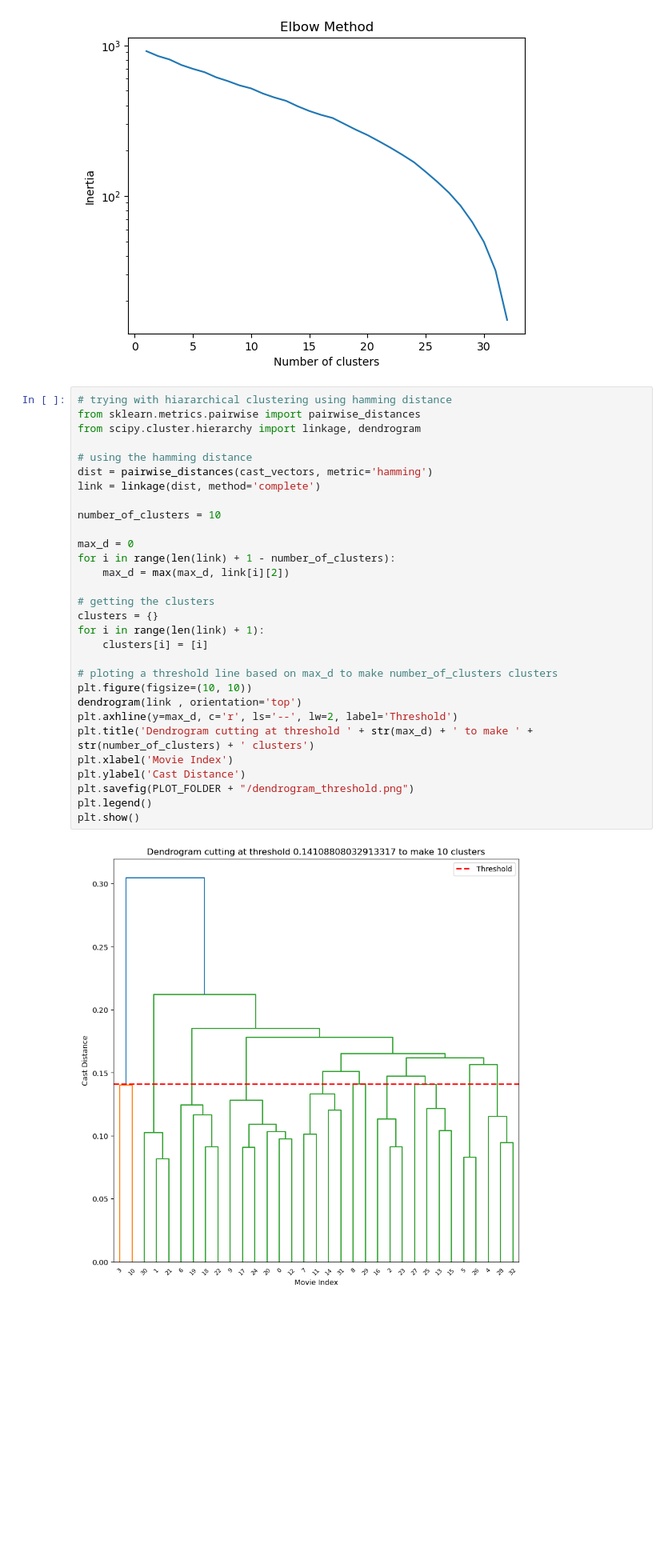
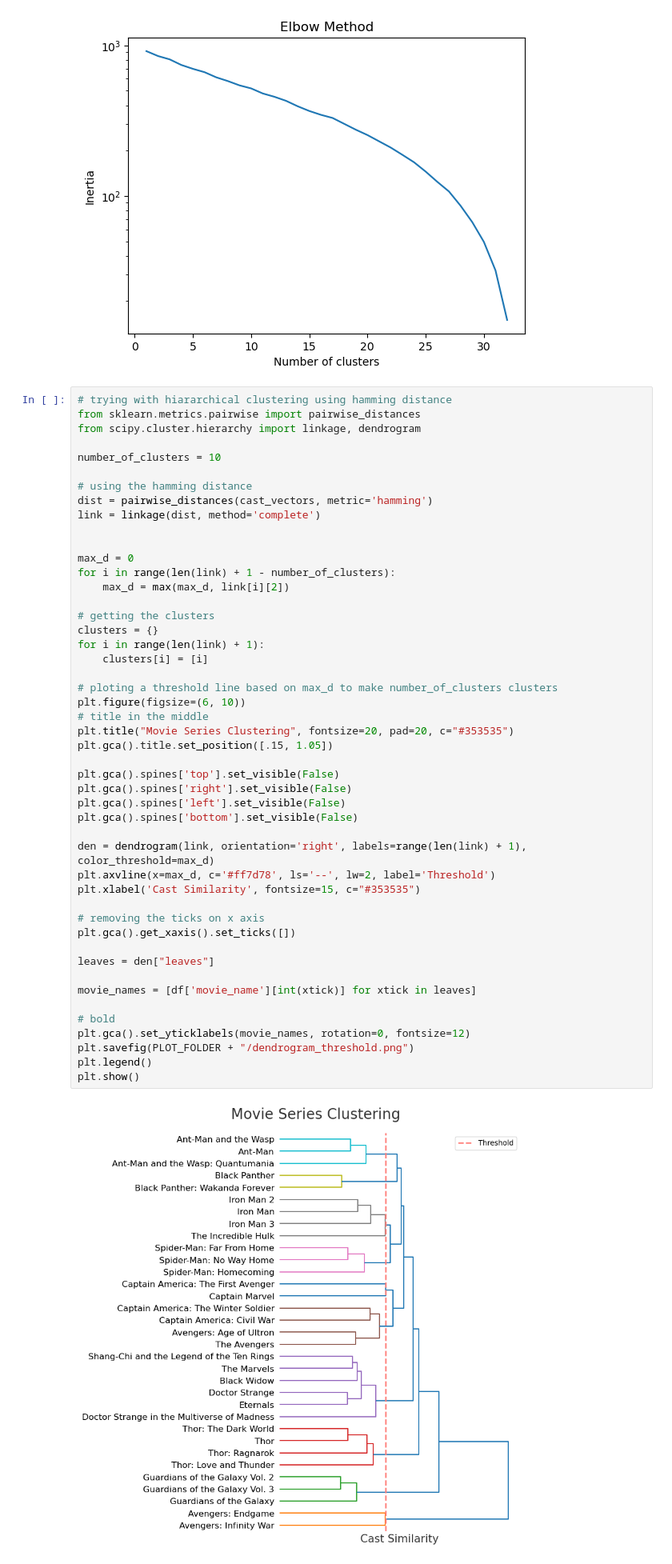
Before and after one commit to rizz-kings/data-in-the-wild, a Jupyter notebook: notebooks/filmseries.ipynb, the cells around one changed output. Shown at 80% size. Saved outputs shown, nothing was run; the diff lists cells and outputs as text; blank space fills up the shorter version.

Commit message:
plot updates

```diff
--- a/notebooks/filmseries.ipynb
+++ b/notebooks/filmseries.ipynb
@@ -126,34 +126,52 @@ plt.show()
 # %%
 # trying with hiararchical clustering using hamming distance
 from sklearn.metrics.pairwise import pairwise_distances
 from scipy.cluster.hierarchy import linkage, dendrogram
 
+number_of_clusters = 10
+
 # using the hamming distance
 dist = pairwise_distances(cast_vectors, metric='hamming')
 link = linkage(dist, method='complete')
 
-number_of_clusters = 10
 
 max_d = 0
 for i in range(len(link) + 1 - number_of_clusters):
     max_d = max(max_d, link[i][2])
 
 # getting the clusters
 clusters = {}
 for i in range(len(link) + 1):
     clusters[i] = [i]
 
 # ploting a threshold line based on max_d to make number_of_clusters clusters
-plt.figure(figsize=(10, 10))
-dendrogram(link , orientation='top')
-plt.axhline(y=max_d, c='r', ls='--', lw=2, label='Threshold')
-plt.title('Dendrogram cutting at threshold ' + str(max_d) + ' to make ' + str(number_of_clusters) + ' clusters')
-plt.xlabel('Movie Index')
-plt.ylabel('Cast Distance')
+plt.figure(figsize=(6, 10))
+# title in the middle
+plt.title("Movie Series Clustering", fontsize=20, pad=20, c="#353535")
+plt.gca().title.set_position([.15, 1.05])
+
+plt.gca().spines['top'].set_visible(False)
+plt.gca().spines['right'].set_visible(False)
+plt.gca().spines['left'].set_visible(False)
+plt.gca().spines['bottom'].set_visible(False)
+
+den = dendrogram(link, orientation='right', labels=range(len(link) + 1), color_threshold=max_d)
+plt.axvline(x=max_d, c='#ff7d78', ls='--', lw=2, label='Threshold')
+plt.xlabel('Cast Similarity', fontsize=15, c="#353535")
+
+# removing the ticks on x axis
+plt.gca().get_xaxis().set_ticks([])
+
+leaves = den["leaves"]
+
+movie_names = [df['movie_name'][int(xtick)] for xtick in leaves]
+
+# bold
+plt.gca().set_yticklabels(movie_names, rotation=0, fontsize=12)
 plt.savefig(PLOT_FOLDER + "/dendrogram_threshold.png")
 plt.legend()
 plt.show()
 # %% [output]
-[figure, old version]
+[figure, new version]
 # %%
 from scipy.cluster.hierarchy import fcluster
```
Also changed, not shown: parts of 4 cells of this notebook, 9 other files.
